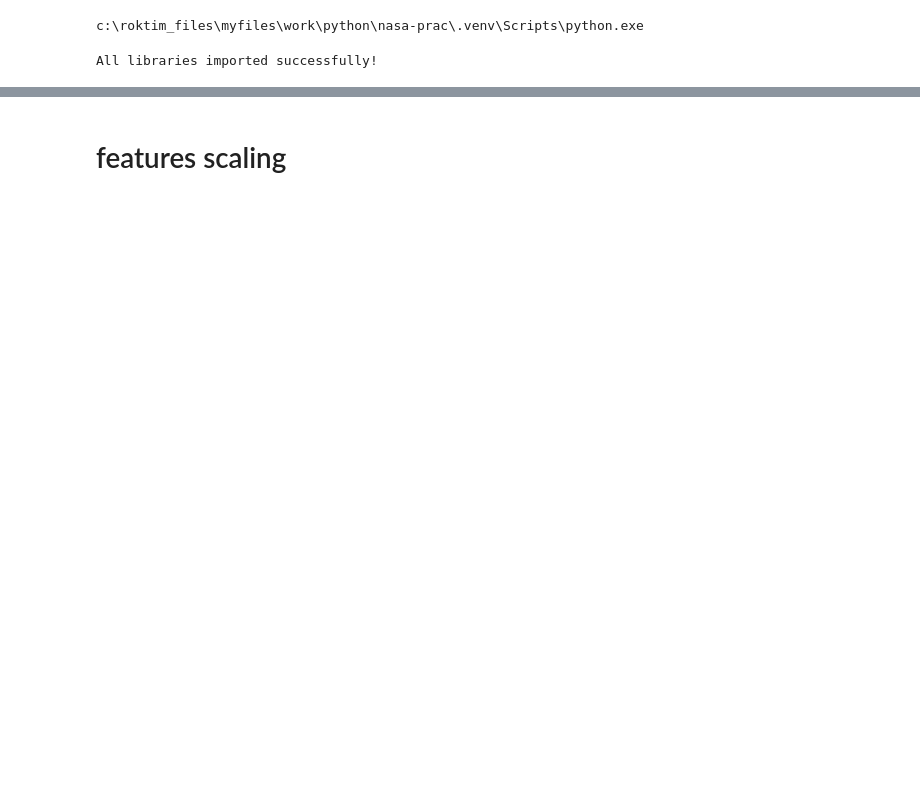
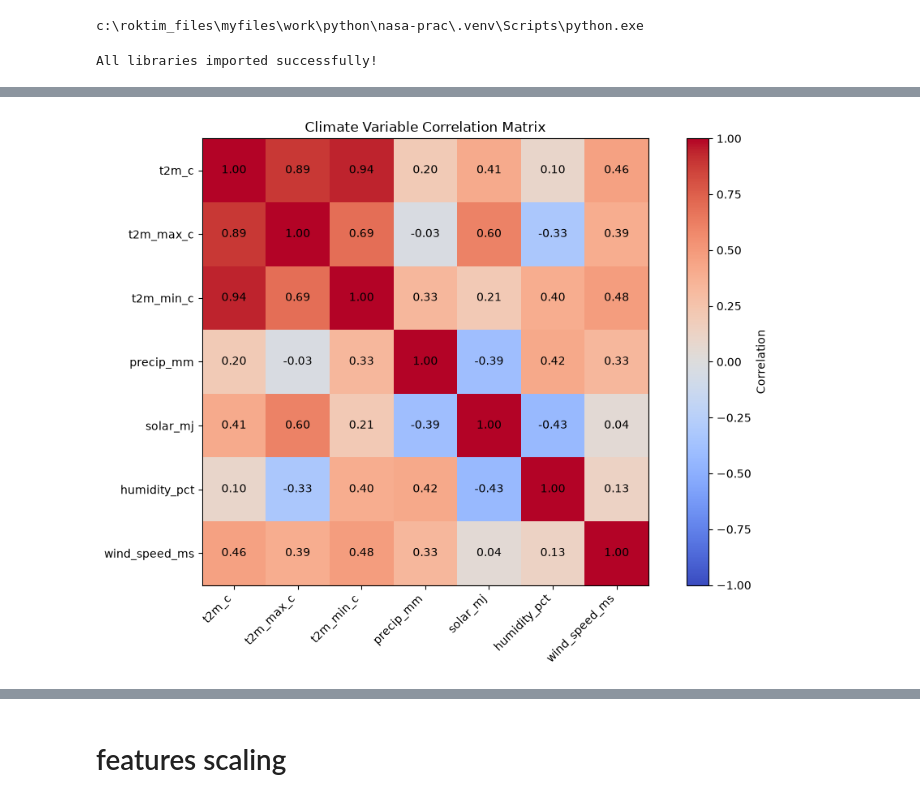
Before and after one commit to Veror245/FieldShift-AI, a Jupyter notebook: backend/ml/notebooks/data_exploration.ipynb, the cells around one changed output, grey strips where cells are left out. Cells and saved outputs as stored; diff of their text form; code cells hidden in the pictures; blank space fills up the shorter version.

```diff
--- a/backend/ml/notebooks/data_exploration.ipynb
+++ b/backend/ml/notebooks/data_exploration.ipynb
@@ -453,0 +228,44 @@ from sklearn.preprocessing import StandardScaler
+# %%
+
+climate_variables = [
+    "t2m_c",
+    "t2m_max_c",
+    "t2m_min_c",
+    "precip_mm",
+    "solar_mj",
+    "humidity_pct",
+    "wind_speed_ms"
+]
+
+correlation_matrix = climate_data[climate_variables].corr()
+
+plt.figure(figsize=(10, 7))
+
+plt.imshow(correlation_matrix, cmap="coolwarm", vmin=-1, vmax=1)
+
+plt.colorbar(label="Correlation")
+
+plt.xticks(
+    range(len(climate_variables)),
+    climate_variables,
+    rotation=45,
+    ha="right"
+)
+
+plt.yticks(range(len(climate_variables)), climate_variables)
+
+plt.title("Climate Variable Correlation Matrix")
+
+for i in range(len(climate_variables)):
+    for j in range(len(climate_variables)):
+        plt.text(
+            j, i,
+            f"{correlation_matrix.iloc[i, j]:.2f}",
+            ha="center",
+            va="center"
+        )
+
+plt.tight_layout()
+plt.show()
+# %% [output]
+[figure, added]
```
Also changed, not shown: parts of 108 cells of this notebook, 13 other files.
